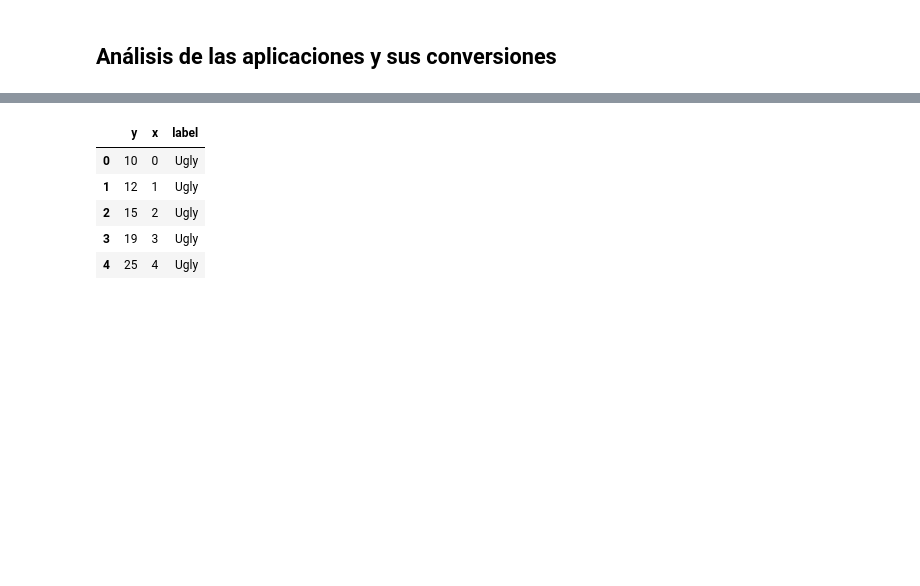
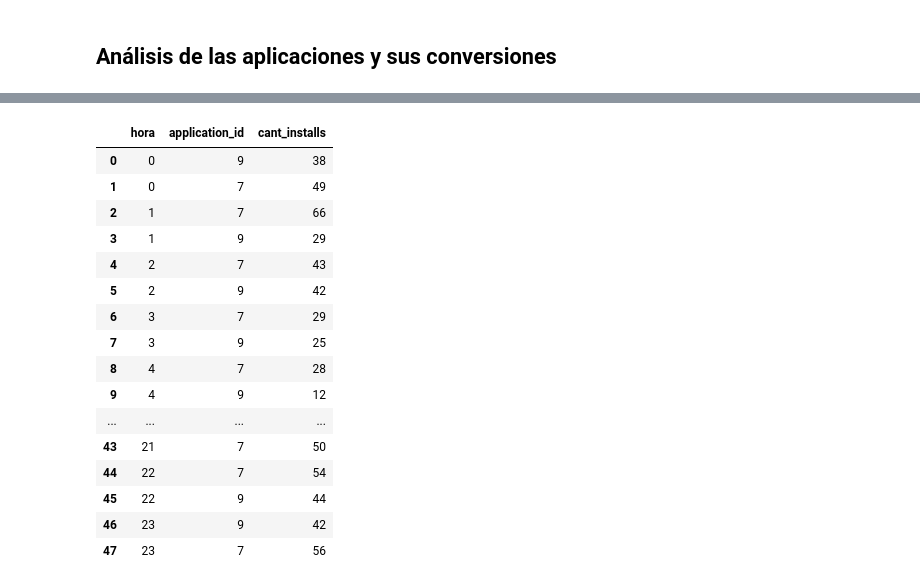
Before and after one commit to AlejandroKler/Datanesa, a Jupyter notebook: Aplicaciones_mas_conversiones.ipynb, the cells around one changed output, grey strips where cells are left out. Cells and saved outputs as stored; diff of their text form; code cells hidden in the pictures; blank space fills up the shorter version.

```diff
--- a/Aplicaciones_mas_conversiones.ipynb
+++ b/Aplicaciones_mas_conversiones.ipynb
@@ -32,29 +32 @@ max_installs_hora = installs_group.sort_values(by = 'cant_installs', ascending =
 .sort_values(by = 'hora', ascending = True).reset_index()
-# %%
-# imports
-import plotly.graph_objs as go
-import numpy as np
-import pandas as pd
-
-# Define bar properties
-bar_heights = [10, 12, 15, 19, 25, 28, 31, 33, 43, 50, 64, 72, 88, 105]
-bins = [0, 25, 40, 80, 200]
-labels = ['Ugly', 'Bad', 'Good', 'Great']
-
-colors = {'Ugly': 'red',
-          'Bad': 'orange',
-          'Good': 'lightgreen',
-          'Great': 'darkgreen'}
-
-# Build dataframe
-df = pd.DataFrame({'y': bar_heights,
-                   'x': range(len(bar_heights)),
-                   'label': pd.cut(bar_heights, bins=bins, labels=labels)})
-df.head()
-# %% [output]
-|  | y | x | label |
-| 0 | 10 | 0 | Ugly |
-| 1 | 12 | 1 | Ugly |
-| 2 | 15 | 2 | Ugly |
-| 3 | 19 | 3 | Ugly |
-| 4 | 25 | 4 | Ugly |
@@ -62,0 +33,20 @@ fig
+# %%
+max_installs_hora
+# %% [output]
+|  | hora | application_id | cant_installs |
+| 0 | 0 | 9 | 38 |
+| 1 | 0 | 7 | 49 |
+| 2 | 1 | 7 | 66 |
+| 3 | 1 | 9 | 29 |
+| 4 | 2 | 7 | 43 |
+| 5 | 2 | 9 | 42 |
+| 6 | 3 | 7 | 29 |
+| 7 | 3 | 9 | 25 |
+| 8 | 4 | 7 | 28 |
+| 9 | 4 | 9 | 12 |
+| ... | ... | ... | ... |
+| 43 | 21 | 7 | 50 |
+| 44 | 22 | 7 | 54 |
+| 45 | 22 | 9 | 44 |
+| 46 | 23 | 9 | 42 |
+| 47 | 23 | 7 | 56 |
```
Also changed, not shown: parts of 6 cells of this notebook.
